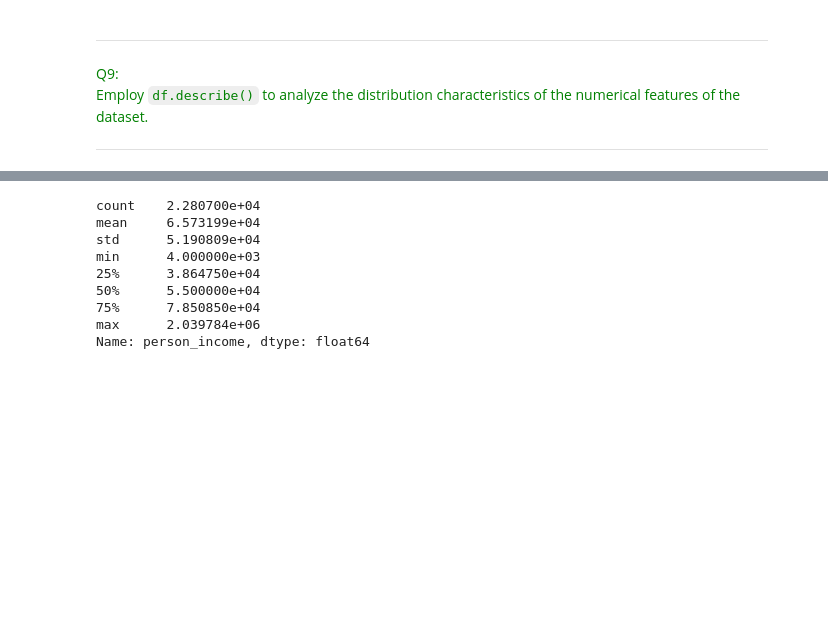
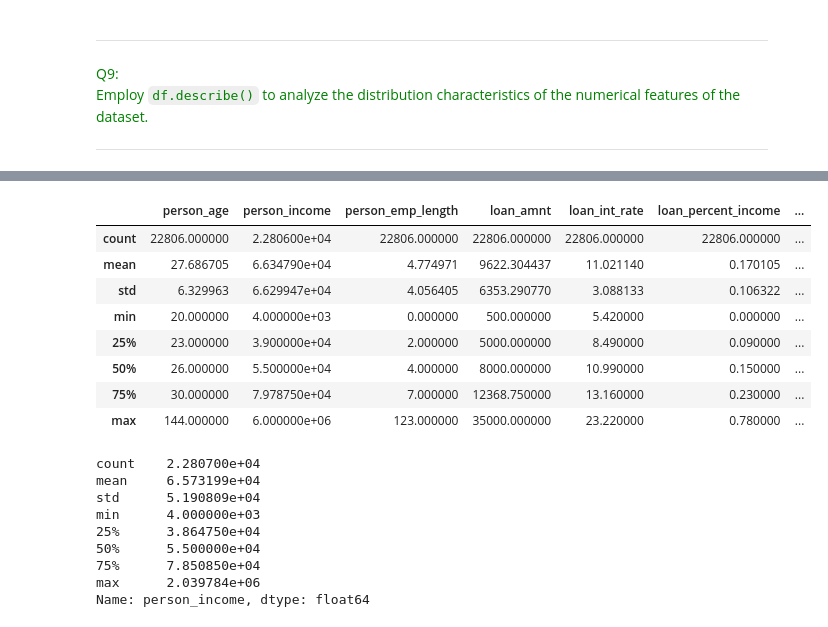
Before and after one commit to shmiiing/machine_learning, a Jupyter notebook: Programming_Sessions/Programming_Session_2/Programming_Session_2.ipynb, the cells around one changed output, grey strips where cells are left out. Cells and saved outputs as stored; diff of their text form; code cells hidden in the pictures; blank space fills up the shorter version.

```diff
--- a/Programming_Sessions/Programming_Session_2/Programming_Session_2.ipynb
+++ b/Programming_Sessions/Programming_Session_2/Programming_Session_2.ipynb
@@ -277,3 +262,15 @@ Employ `df.describe()` to analyze the distribution characteristics of the numeri
+# %%
+df_train[numvars].describe()
+# %% [output]
+|  | person_age | person_income | person_emp_length | loan_amnt | loan_int_rate | loan_percent_income | ... |
+| count | 22806.000000 | 2.280600e+04 | 22806.000000 | 22806.000000 | 22806.000000 | 22806.000000 | ... |
+| mean | 27.686705 | 6.634790e+04 | 4.774971 | 9622.304437 | 11.021140 | 0.170105 | ... |
+| std | 6.329963 | 6.629947e+04 | 4.056405 | 6353.290770 | 3.088133 | 0.106322 | ... |
+| min | 20.000000 | 4.000000e+03 | 0.000000 | 500.000000 | 5.420000 | 0.000000 | ... |
+| 25% | 23.000000 | 3.900000e+04 | 2.000000 | 5000.000000 | 8.490000 | 0.090000 | ... |
+| 50% | 26.000000 | 5.500000e+04 | 4.000000 | 8000.000000 | 10.990000 | 0.150000 | ... |
+| 75% | 30.000000 | 7.978750e+04 | 7.000000 | 12368.750000 | 13.160000 | 0.230000 | ... |
+| max | 144.000000 | 6.000000e+06 | 123.000000 | 35000.000000 | 23.220000 | 0.780000 | ... |
 # %%
 # %% [output]
 count    2.280700e+04
```
Also changed, not shown: parts of 5 cells of this notebook.
